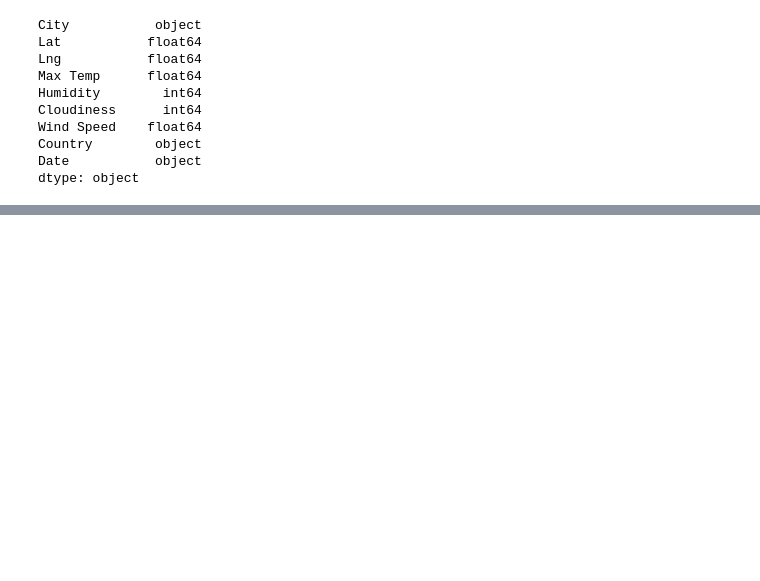
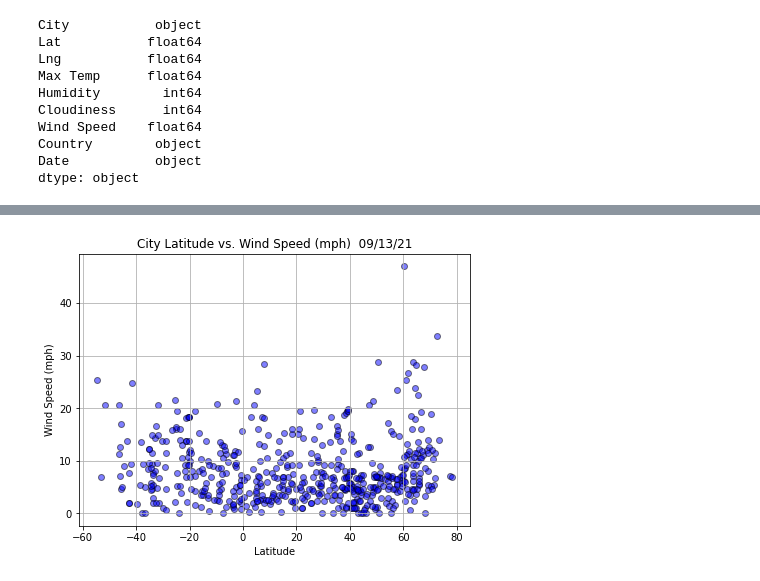
Before and after one commit to alexyang1818/bootcamp6_weatherPy, a Jupyter notebook: WeatherPy.ipynb, the cells around one changed output, grey strips where cells are left out. Drawn from its saved outputs; the diff is of its cells as text; code cells hidden in the pictures; blank space fills up the shorter version.

```diff
--- a/WeatherPy.ipynb
+++ b/WeatherPy.ipynb
@@ -186,0 +257,18 @@ city_data_df.to_csv(output_data_file, index_label='City_ID')
+# %%
+fig, ax = plt.subplots(figsize=(7,5))
+ax.scatter(lats,
+           wind_speed,
+           marker='o',
+           facecolors='b',
+           edgecolors='k',
+           linewidth=1,
+           alpha=0.5,
+           label='Cities')
+ax.set_xlabel('Latitude')
+ax.set_ylabel('Wind Speed (mph)')
+ax.set_title('City Latitude vs. Wind Speed (mph)  ' + today)
+ax.grid()
+plt.savefig('weather_data/fig4.png')
+plt.show()
+# %% [output]
+[figure, added]
```
Also changed, not shown: parts of 10 cells of this notebook, 5 other files.
